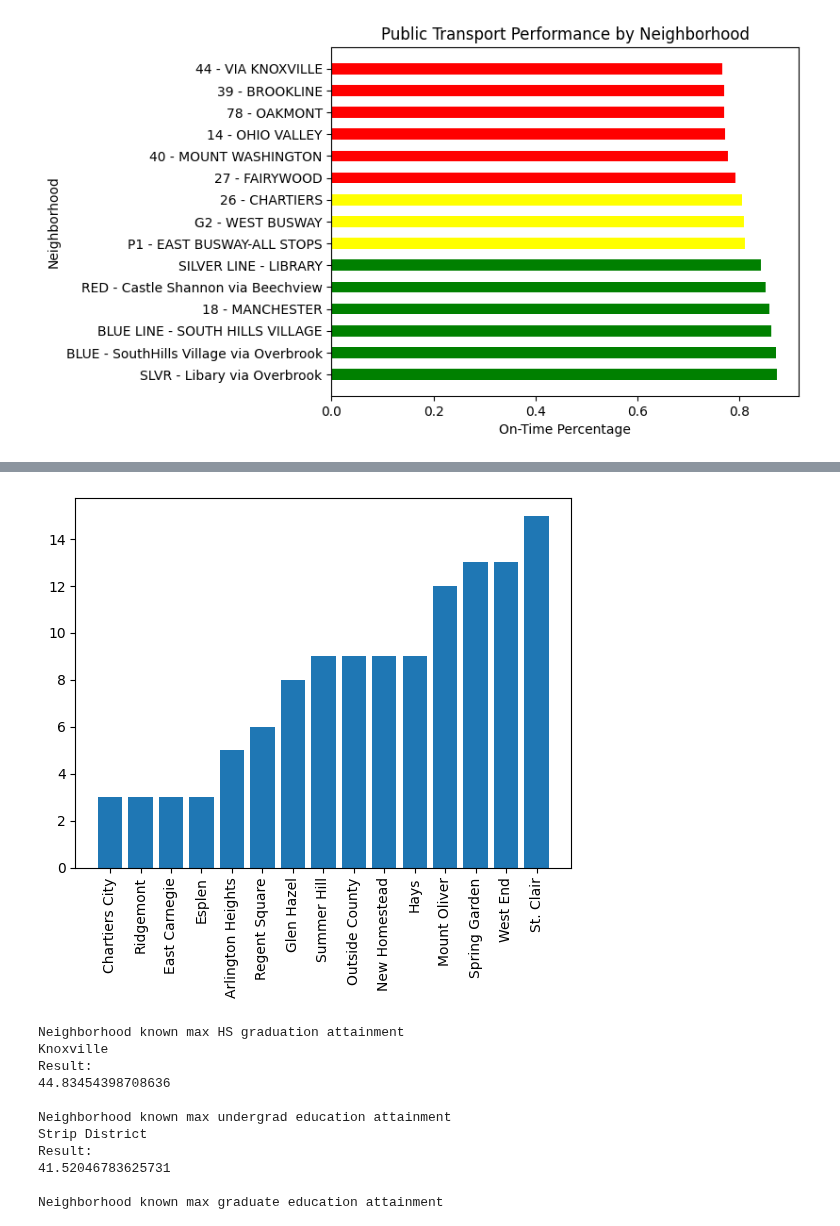
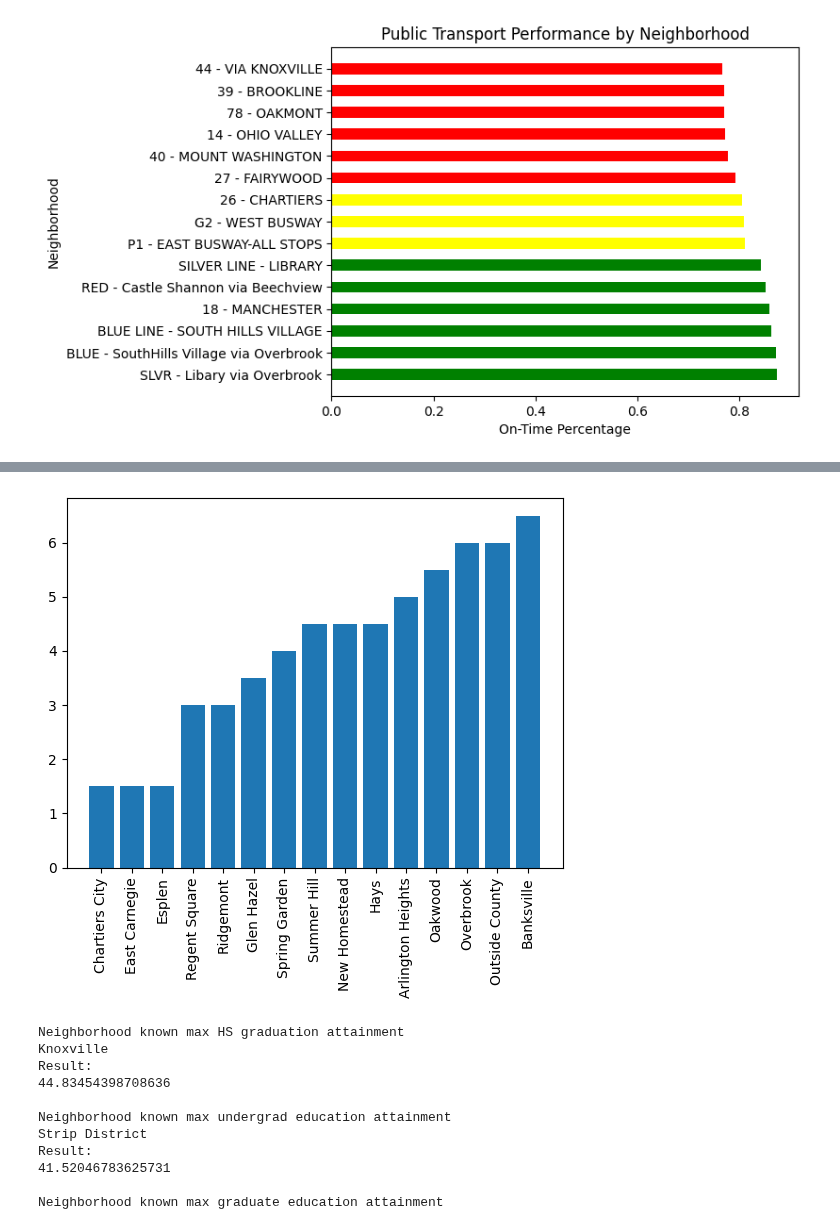
Before and after one commit to CMPINF-0010/Final-Project, a Jupyter notebook: final.ipynb, the cells around one changed output, grey strips where cells are left out. Cells and saved outputs as stored; diff of their text form; code cells hidden in the pictures.

```diff
--- a/final.ipynb
+++ b/final.ipynb
@@ -75,19 +80,21 @@ plt.show()
 # %%
 weighted_crimes = crime_count.to_dict()
 for k, v in violent_crime_count.items():
-    weighted_crimes[k] = v
+    weighted_crimes[k] = v * 1
 for k, v in money_crime_count.items():
     weighted_crimes[k] += v * 2
 for k, v in other_crime_count.items():
-    weighted_crimes[k] += v * 2
+    weighted_crimes[k] += v * 0.5
 
 weighted_crime_count = pd.Series(weighted_crimes).nsmallest(15)
+
+fig, ax = plt.subplots()
 
 plt.bar(weighted_crime_count.index, weighted_crime_count.values)
 plt.xticks(rotation=90)
 plt.show()
 # %% [output]
-[figure, old version]
+[figure, new version]
 # %%
 edu = pd.read_csv("datasets/educational.csv")
 edu.head(10)
```
Also changed, not shown: parts of 1 cell of this notebook.
